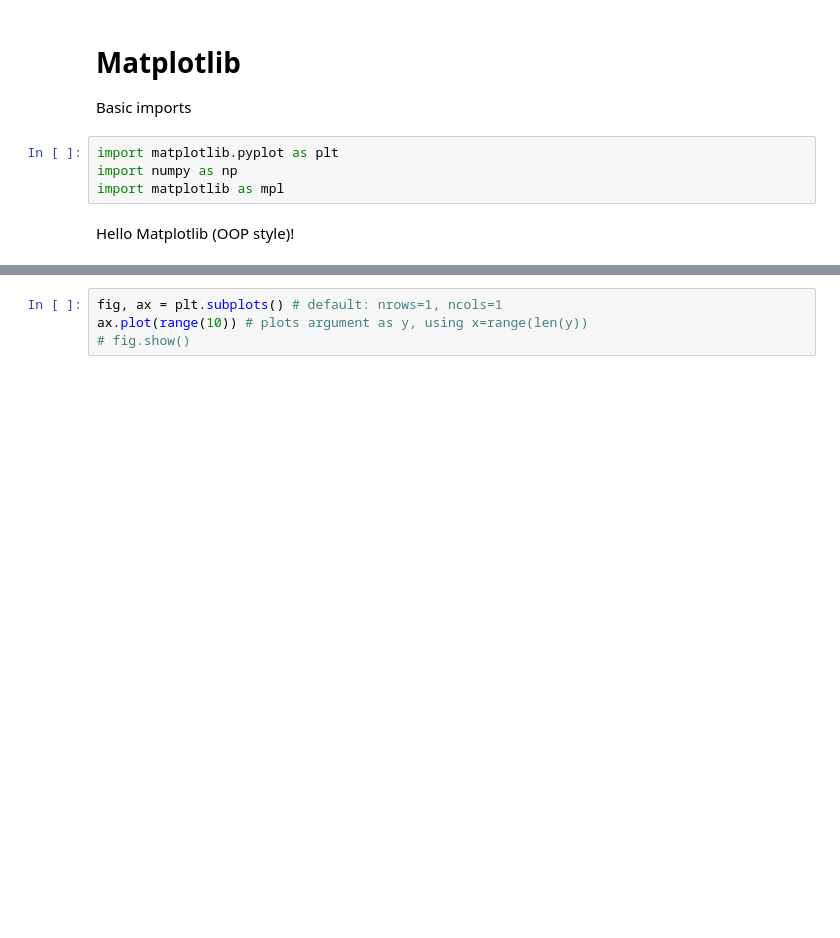
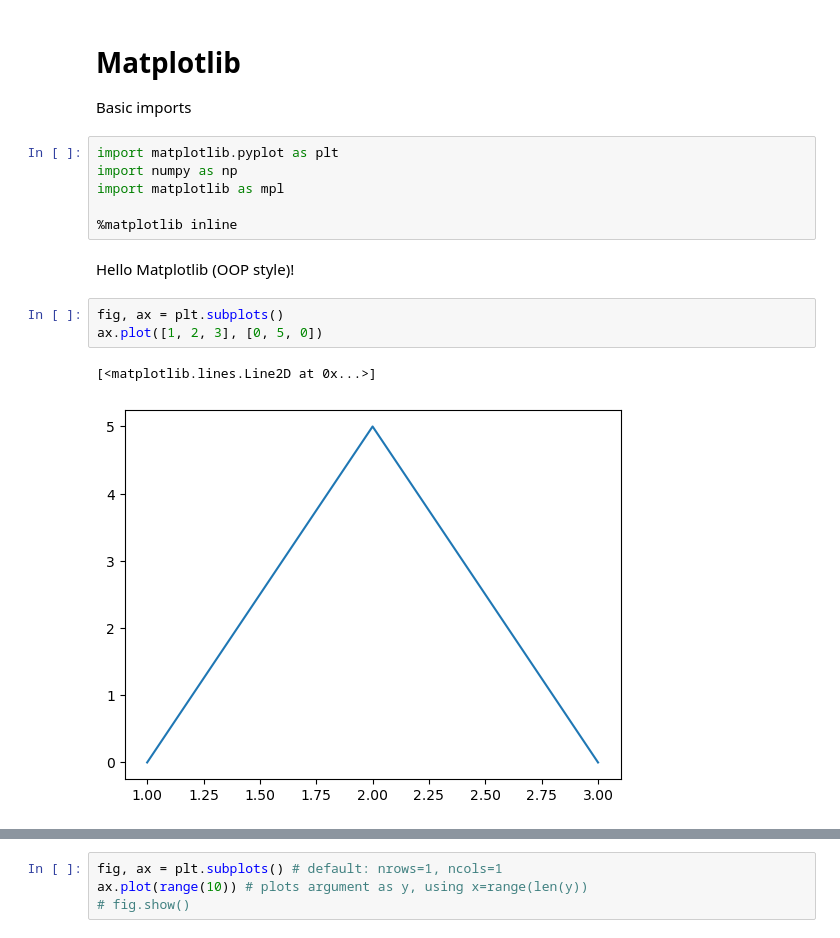
Before and after one commit to unibo-lptsi/course-algorithms-lab, a Jupyter notebook: notebooks/matplotlib.ipynb, the cells around one changed output, grey strips where cells are left out. Drawn from its saved outputs; the diff is of its cells as text; blank space fills up the shorter version.

```diff
--- a/notebooks/matplotlib.ipynb
+++ b/notebooks/matplotlib.ipynb
@@ -6,5 +6,13 @@ Basic imports
 import matplotlib.pyplot as plt
 import numpy as np
 import matplotlib as mpl
+
+%matplotlib inline
 # %% [markdown]
 Hello Matplotlib (OOP style)!
+# %%
+fig, ax = plt.subplots()
+ax.plot([1, 2, 3], [0, 5, 0])
+# %% [output]
+[<matplotlib.lines.Line2D at 0x...>]
+[figure, added]
```
Also changed, not shown: parts of 2 cells of this notebook, 5 other files.
